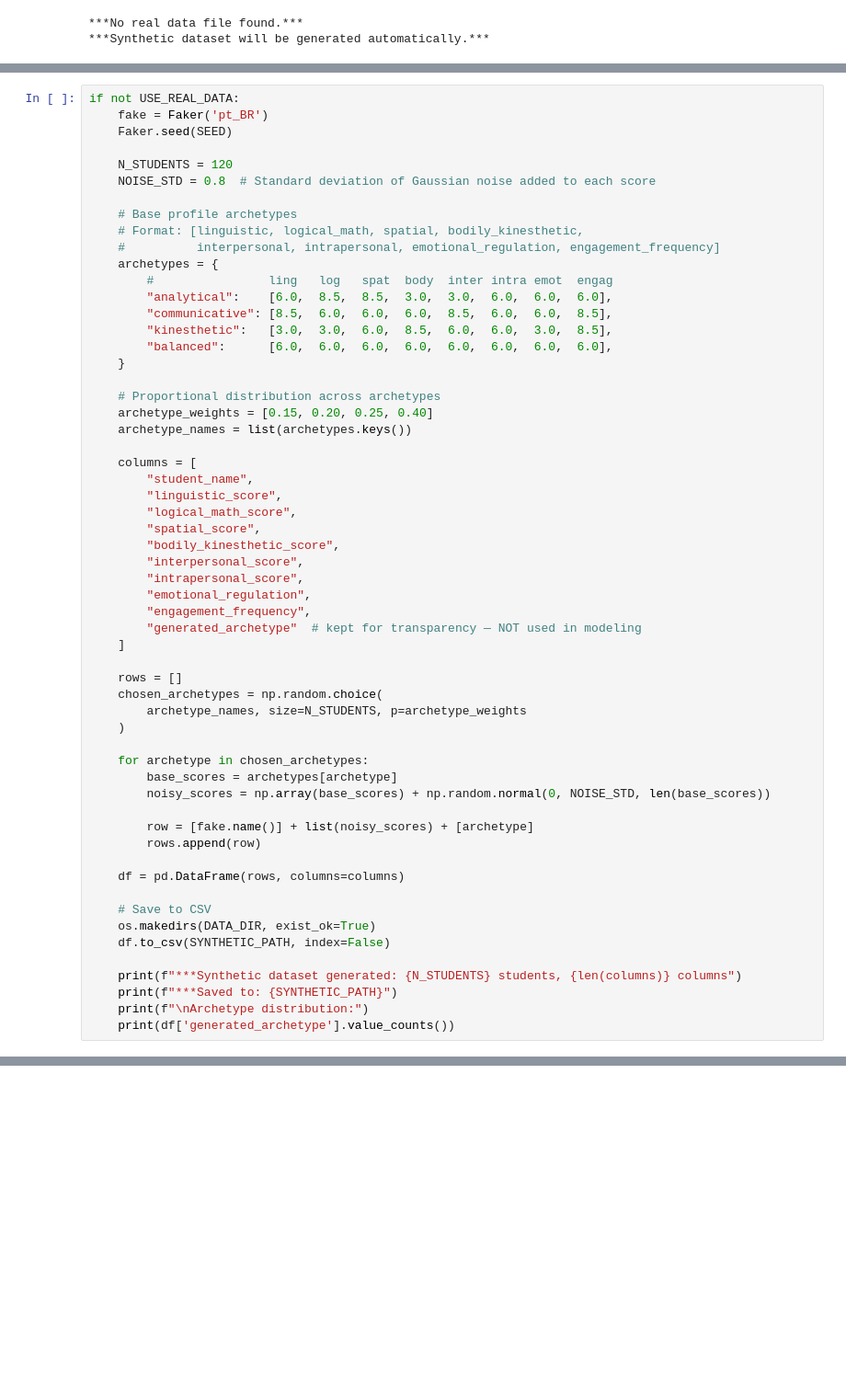
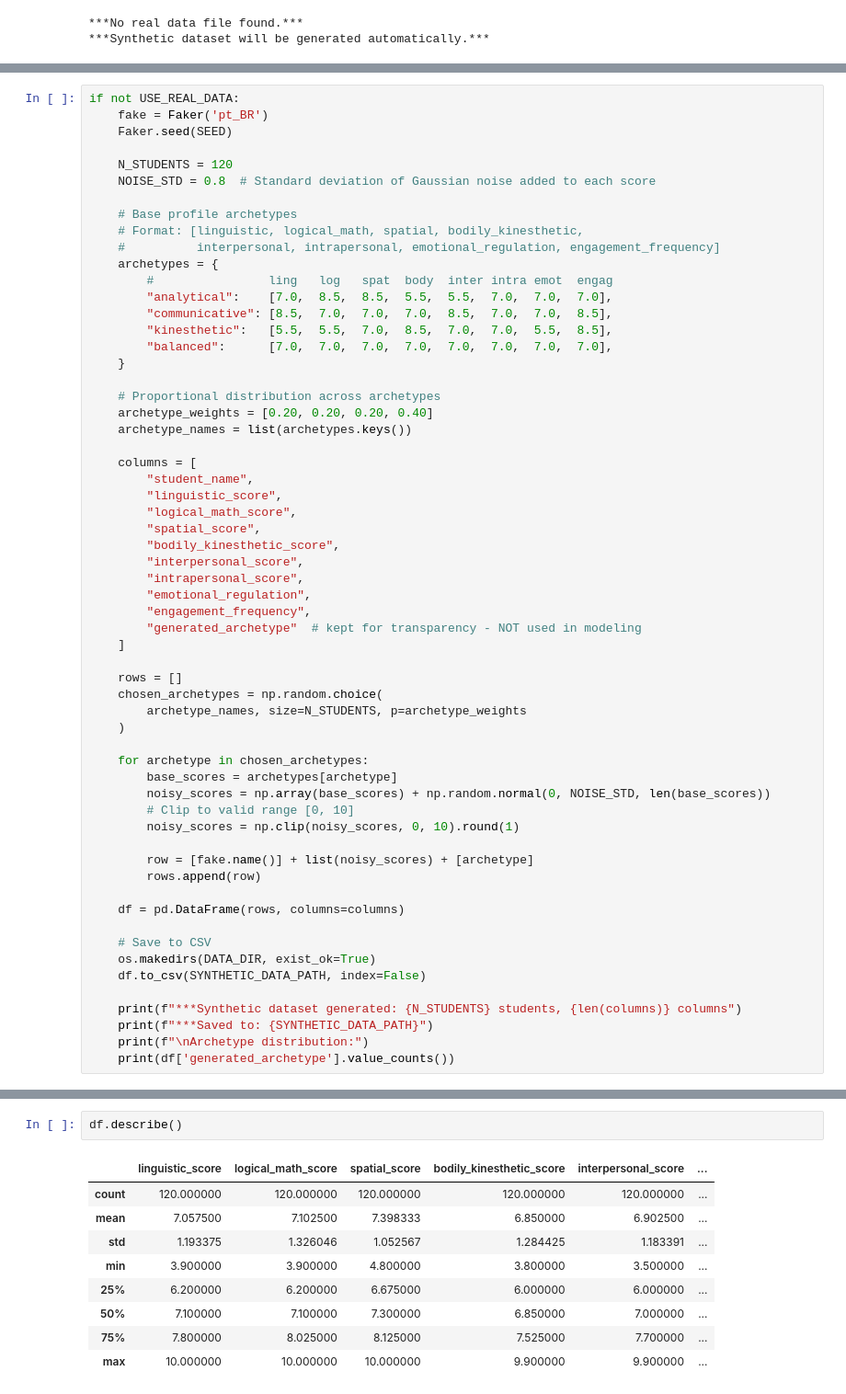
Before and after one commit to viniwenz/learning-profile-analysis, a Jupyter notebook: notebooks/01_exploratory_analysis.ipynb, the cells around one changed output, grey strips where cells are left out. Shown at 92% size. Drawn from its saved outputs; the diff is of its cells as text; blank space fills up the shorter version.

```diff
--- a/notebooks/01_exploratory_analysis.ipynb
+++ b/notebooks/01_exploratory_analysis.ipynb
@@ -107,14 +118,14 @@ if not USE_REAL_DATA:
     #          interpersonal, intrapersonal, emotional_regulation, engagement_frequency]
     archetypes = {
         #                ling   log   spat  body  inter intra emot  engag
-        "analytical":    [6.0,  8.5,  8.5,  3.0,  3.0,  6.0,  6.0,  6.0],
-        "communicative": [8.5,  6.0,  6.0,  6.0,  8.5,  6.0,  6.0,  8.5],
-        "kinesthetic":   [3.0,  3.0,  6.0,  8.5,  6.0,  6.0,  3.0,  8.5],
-        "balanced":      [6.0,  6.0,  6.0,  6.0,  6.0,  6.0,  6.0,  6.0],
+        "analytical":    [7.0,  8.5,  8.5,  5.5,  5.5,  7.0,  7.0,  7.0],
+        "communicative": [8.5,  7.0,  7.0,  7.0,  8.5,  7.0,  7.0,  8.5],
+        "kinesthetic":   [5.5,  5.5,  7.0,  8.5,  7.0,  7.0,  5.5,  8.5],
+        "balanced":      [7.0,  7.0,  7.0,  7.0,  7.0,  7.0,  7.0,  7.0],
     }
 
     # Proportional distribution across archetypes
-    archetype_weights = [0.15, 0.20, 0.25, 0.40]
+    archetype_weights = [0.20, 0.20, 0.20, 0.40]
     archetype_names = list(archetypes.keys())
 
     columns = [
@@ -127,7 +138,7 @@ if not USE_REAL_DATA:
         "intrapersonal_score",
         "emotional_regulation",
         "engagement_frequency",
-        "generated_archetype"  # kept for transparency — NOT used in modeling
+        "generated_archetype"  # kept for transparency - NOT used in modeling
     ]
 
     rows = []
@@ -138,6 +149,8 @@ if not USE_REAL_DATA:
     for archetype in chosen_archetypes:
         base_scores = archetypes[archetype]
         noisy_scores = np.array(base_scores) + np.random.normal(0, NOISE_STD, len(base_scores))
+        # Clip to valid range [0, 10]
+        noisy_scores = np.clip(noisy_scores, 0, 10).round(1)
 
         row = [fake.name()] + list(noisy_scores) + [archetype]
         rows.append(row)
@@ -146,10 +159,10 @@ if not USE_REAL_DATA:
 
     # Save to CSV
     os.makedirs(DATA_DIR, exist_ok=True)
-    df.to_csv(SYNTHETIC_PATH, index=False)
+    df.to_csv(SYNTHETIC_DATA_PATH, index=False)
 
     print(f"***Synthetic dataset generated: {N_STUDENTS} students, {len(columns)} columns")
-    print(f"***Saved to: {SYNTHETIC_PATH}")
+    print(f"***Saved to: {SYNTHETIC_DATA_PATH}")
     print(f"\nArchetype distribution:")
     print(df['generated_archetype'].value_counts())
 # %% [output]
@@ -156,0 +226,12 @@ NameError: name 'TRUE' is not defined
+# %%
+df.describe()
+# %% [output]
+|  | linguistic_score | logical_math_score | spatial_score | bodily_kinesthetic_score | interpersonal_score | ... |
+| count | 120.000000 | 120.000000 | 120.000000 | 120.000000 | 120.000000 | ... |
+| mean | 7.057500 | 7.102500 | 7.398333 | 6.850000 | 6.902500 | ... |
+| std | 1.193375 | 1.326046 | 1.052567 | 1.284425 | 1.183391 | ... |
+| min | 3.900000 | 3.900000 | 4.800000 | 3.800000 | 3.500000 | ... |
+| 25% | 6.200000 | 6.200000 | 6.675000 | 6.000000 | 6.000000 | ... |
+| 50% | 7.100000 | 7.100000 | 7.300000 | 6.850000 | 7.000000 | ... |
+| 75% | 7.800000 | 8.025000 | 8.125000 | 7.525000 | 7.700000 | ... |
+| max | 10.000000 | 10.000000 | 10.000000 | 9.900000 | 9.900000 | ... |
```
Also changed, not shown: parts of 15 cells of this notebook, 4 other files.
